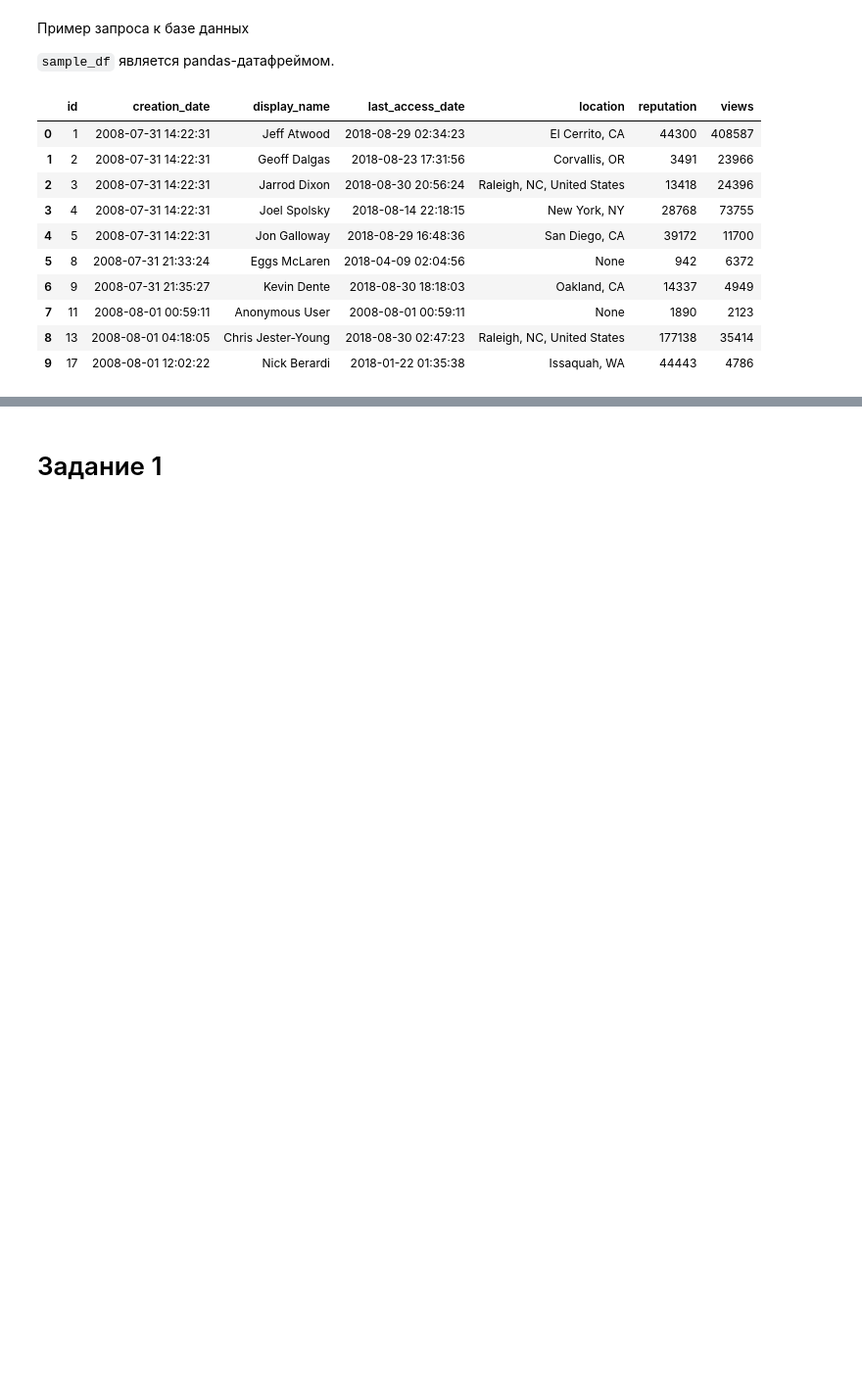
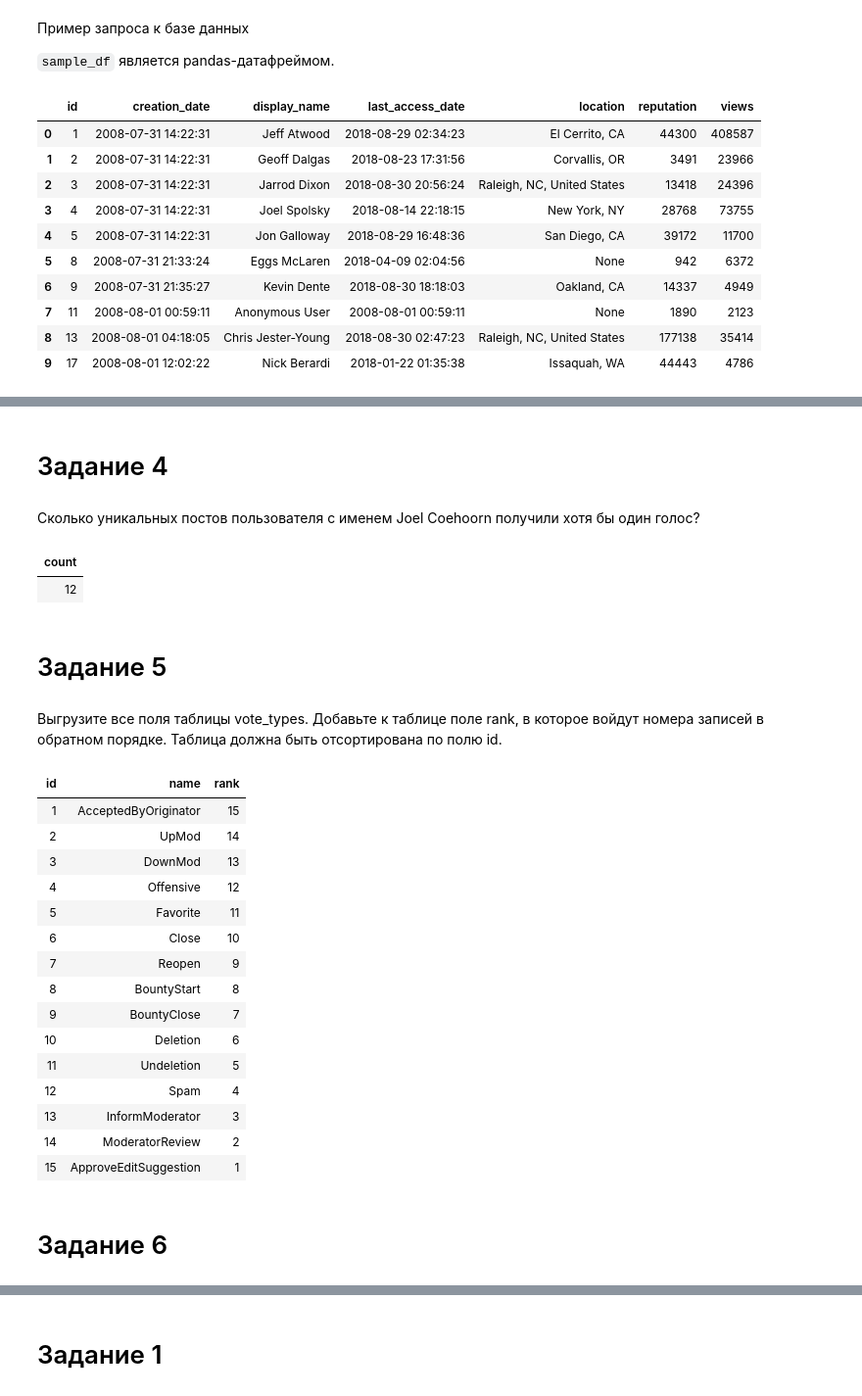
Before and after one commit to vadimprimakov/Yandex_practicum_DS_Plus, a Jupyter notebook: 14_advanced_sql/14_advanced_sql.ipynb, the cells around one changed output, grey strips where cells are left out. Shown at 98% size. Cells and saved outputs as stored; diff of their text form; code cells hidden in the pictures; blank space fills up the shorter version.

```diff
--- a/14_advanced_sql/14_advanced_sql.ipynb
+++ b/14_advanced_sql/14_advanced_sql.ipynb
@@ -64,0 +131,57 @@ sample_df
+# %% [markdown]
+# Задание 4
+# %% [markdown]
+Сколько уникальных постов пользователя с именем Joel Coehoorn получили хотя бы один голос?
+# %%
+# напишите запрос
+query = '''
+SELECT COUNT(DISTINCT(p.id))
+FROM stackoverflow.users u
+JOIN stackoverflow.posts p
+ON u.id = p.user_id
+RIGHT JOIN stackoverflow.votes v
+ON p.id = v.post_id
+WHERE u.display_name = 'Joel Coehoorn';
+'''
+
+# выполните запрос
+part_1_question_4 = pd.read_sql_query(query, con=engine)
+part_1_question_4.style.hide_index()
+# %% [output]
+| count |
+| 12 |
+# %% [markdown]
+# Задание 5
+# %% [markdown]
+Выгрузите все поля таблицы vote_types. Добавьте к таблице поле rank, в которое войдут номера записей в обратном порядке. Таблица должна быть отсортирована по полю id.
+# %%
+# напишите запрос
+query = '''
+SELECT *,
+       RANK () OVER (ORDER BY id DESC) AS rank
+FROM stackoverflow.vote_types
+ORDER BY id;
+'''
+
+# выполните запрос
+part_1_question_5 = pd.read_sql_query(query, con=engine)
+part_1_question_5.style.hide_index()
+# %% [output]
+| id | name | rank |
+| 1 | AcceptedByOriginator | 15 |
+| 2 | UpMod | 14 |
+| 3 | DownMod | 13 |
+| 4 | Offensive | 12 |
+| 5 | Favorite | 11 |
+| 6 | Close | 10 |
+| 7 | Reopen | 9 |
+| 8 | BountyStart | 8 |
+| 9 | BountyClose | 7 |
+| 10 | Deletion | 6 |
+| 11 | Undeletion | 5 |
+| 12 | Spam | 4 |
+| 13 | InformModerator | 3 |
+| 14 | ModeratorReview | 2 |
+| 15 | ApproveEditSuggestion | 1 |
+# %% [markdown]
+# Задание 6
```
Also changed, not shown: parts of 49 cells of this notebook.
